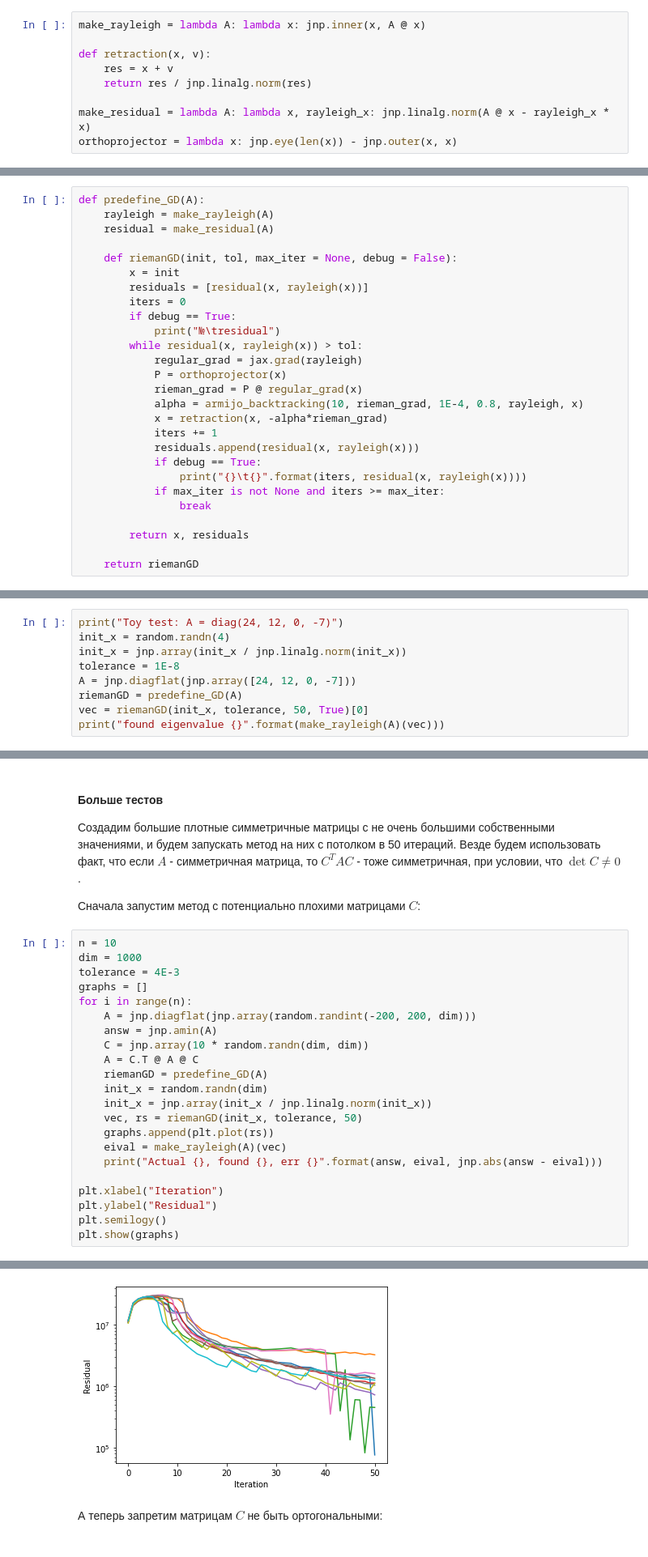
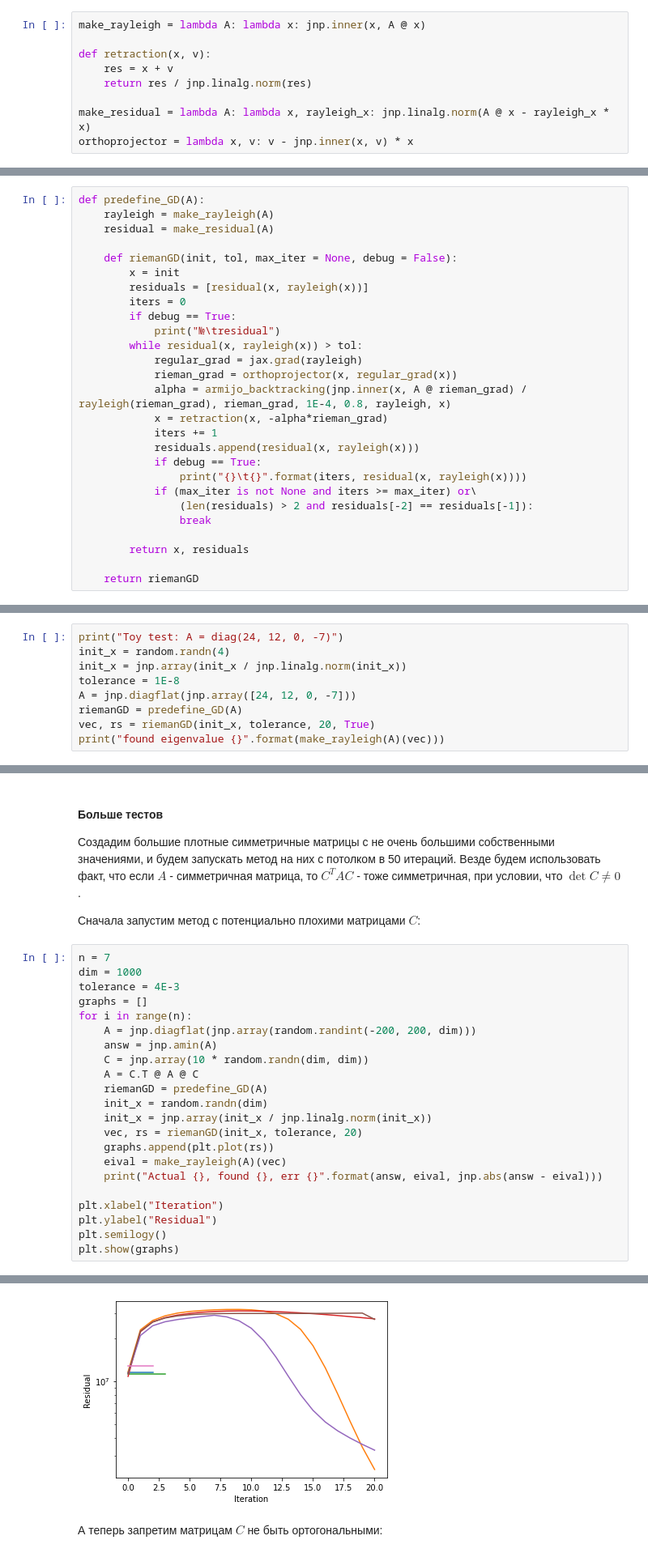
Before and after one commit to johanDDC/RiemannianOptimizationTT, a Jupyter notebook: partial_evp/matrix_case.ipynb, the cells around one changed output, grey strips where cells are left out. Shown at 81% size. Cells and saved outputs as stored; diff of their text form.

Commit message:
Fix orthoprojector and set robust initial value for Armijo

```diff
--- a/partial_evp/matrix_case.ipynb
+++ b/partial_evp/matrix_case.ipynb
@@ -46,7 +46,7 @@ def retraction(x, v):
     return res / jnp.linalg.norm(res)
 
 make_residual = lambda A: lambda x, rayleigh_x: jnp.linalg.norm(A @ x - rayleigh_x * x)
-orthoprojector = lambda x: jnp.eye(len(x)) - jnp.outer(x, x)
+orthoprojector = lambda x, v: v - jnp.inner(x, v) * x
 # %% [markdown]
 #### Armijo backtracking
 Идея: имеется некоторое начальное приближение $\alpha_0$, на каждой итерации алгоритм
@@ -78,15 +78,15 @@ def predefine_GD(A):
             print("№\tresidual")
         while residual(x, rayleigh(x)) > tol:
             regular_grad = jax.grad(rayleigh)
-            P = orthoprojector(x)
-            rieman_grad = P @ regular_grad(x)
-            alpha = armijo_backtracking(10, rieman_grad, 1E-4, 0.8, rayleigh, x)
+            rieman_grad = orthoprojector(x, regular_grad(x))
+            alpha = armijo_backtracking(jnp.inner(x, A @ rieman_grad) / rayleigh(rieman_grad), rieman_grad, 1E-4, 0.8, rayleigh, x)
             x = retraction(x, -alpha*rieman_grad)
             iters += 1
             residuals.append(residual(x, rayleigh(x)))
             if debug == True:
                 print("{}\t{}".format(iters, residual(x, rayleigh(x))))
-            if max_iter is not None and iters >= max_iter:
+            if (max_iter is not None and iters >= max_iter) or\
+                (len(residuals) > 2 and residuals[-2] == residuals[-1]):
                 break
 
         return x, residuals
@@ -101,7 +101,7 @@ init_x = jnp.array(init_x / jnp.linalg.norm(init_x))
 tolerance = 1E-8
 A = jnp.diagflat(jnp.array([24, 12, 0, -7]))
 riemanGD = predefine_GD(A)
-vec = riemanGD(init_x, tolerance, 50, True)[0]
+vec, rs = riemanGD(init_x, tolerance, 20, True)
 print("found eigenvalue {}".format(make_rayleigh(A)(vec)))
 # %% [output]
 Toy test: A = diag(24, 12, 0, -7)
@@ -141,7 +141,7 @@ $C^TAC$ - тоже симметричная, при условии, что $\det
 
 Сначала запустим метод с потенциально плохими матрицами $C$:
 # %%
-n = 10
+n = 7
 dim = 1000
 tolerance = 4E-3
 graphs = []
@@ -153,7 +153,7 @@ for i in range(n):
     riemanGD = predefine_GD(A)
     init_x = random.randn(dim)
     init_x = jnp.array(init_x / jnp.linalg.norm(init_x))
-    vec, rs = riemanGD(init_x, tolerance, 50)
+    vec, rs = riemanGD(init_x, tolerance, 20)
     graphs.append(plt.plot(rs))
     eival = make_rayleigh(A)(vec)
     print("Actual {}, found {}, err {}".format(answ, eival, jnp.abs(answ - eival)))
@@ -176,4 +173,4 @@ Actual -200, found -33761812.0, err 33761612.0
-[figure, old version]
+[figure, new version]
 # %% [markdown]
 А теперь запретим матрицам $C$ не быть ортогональными:
 # %%
```
Also changed, not shown: parts of 8 cells of this notebook.
